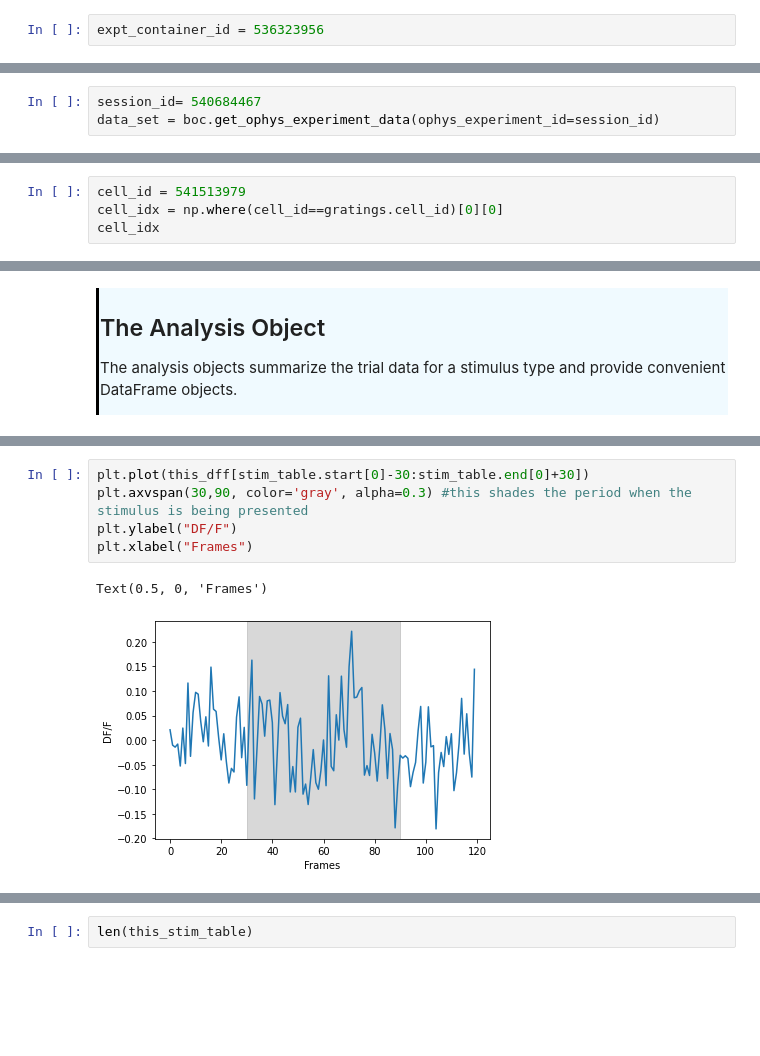
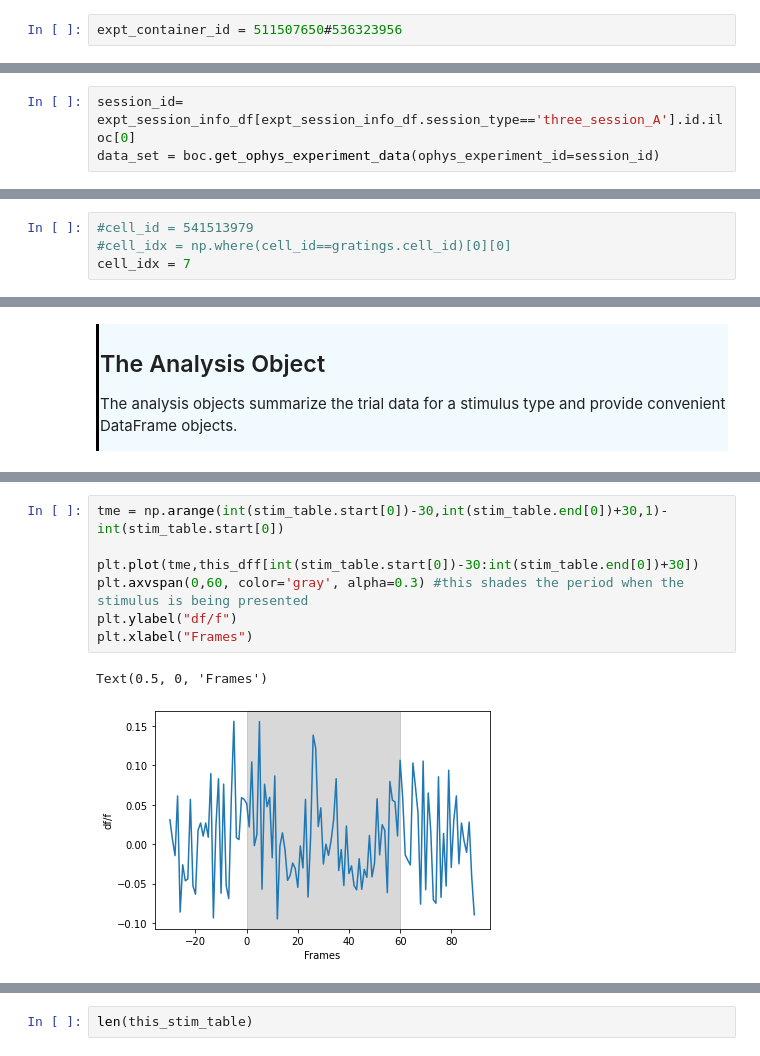
Before and after one commit to ryraut/swdb_2023, a Jupyter notebook: Day1/Day1WorkshopDraft.ipynb, the cells around one changed output, grey strips where cells are left out. Cells and saved outputs as stored; diff of their text form; blank space fills up the shorter version.

```diff
--- a/Day1/Day1WorkshopDraft.ipynb
+++ b/Day1/Day1WorkshopDraft.ipynb
@@ -230,5 +269,5 @@ Each experiment container has a unique ID number.
 # %%
-expt_container_id = 536323956
+expt_container_id = 511507650#536323956
 # %%
 expt_session_info = boc.get_ophys_experiments(experiment_container_ids=[expt_container_id])
 expt_session_info_df = pd.DataFrame(expt_session_info)
@@ -247,3 +288,3 @@ expt_session_info_df
 # %%
-session_id= 540684467
+session_id= expt_session_info_df[expt_session_info_df.session_type=='three_session_A'].id.iloc[0]
 data_set = boc.get_ophys_experiment_data(ophys_experiment_id=session_id)
@@ -320,4 +369,4 @@ gratings.dfftraces.shape
 # %%
-cell_id = 541513979
-cell_idx = np.where(cell_id==gratings.cell_id)[0][0]
-cell_idx
+#cell_id = 541513979
+#cell_idx = np.where(cell_id==gratings.cell_id)[0][0]
+cell_idx = 7
@@ -362,8 +413,10 @@ stim_table.head()
 # %%
-plt.plot(this_dff[stim_table.start[0]-30:stim_table.end[0]+30])
-plt.axvspan(30,90, color='gray', alpha=0.3) #this shades the period when the stimulus is being presented
-plt.ylabel("DF/F")
+tme = np.arange(int(stim_table.start[0])-30,int(stim_table.end[0])+30,1)-int(stim_table.start[0])
+
+plt.plot(tme,this_dff[int(stim_table.start[0])-30:int(stim_table.end[0])+30])
+plt.axvspan(0,60, color='gray', alpha=0.3) #this shades the period when the stimulus is being presented
+plt.ylabel("df/f")
 plt.xlabel("Frames")
 # %% [output]
 Text(0.5, 0, 'Frames')
-[figure, old version]
+[figure, new version]
```
Also changed, not shown: parts of 99 cells of this notebook, 1 other file.
